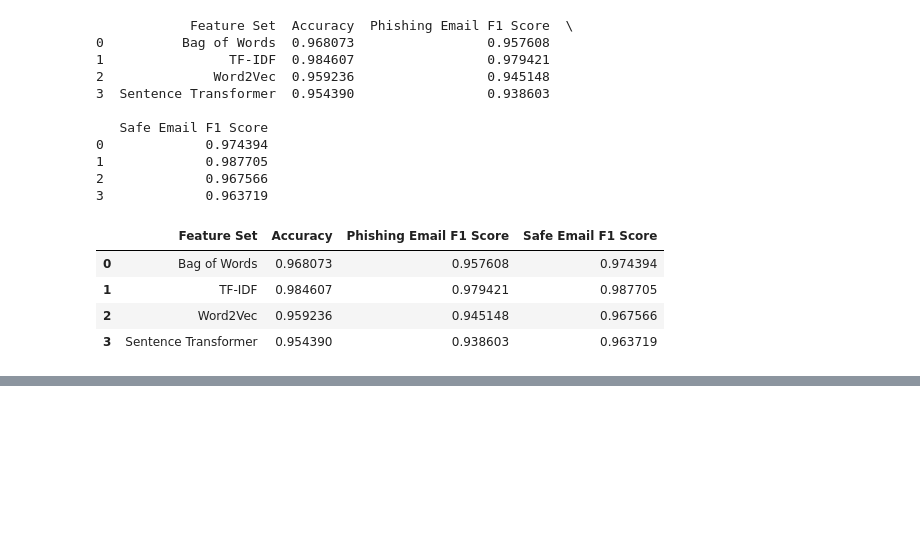
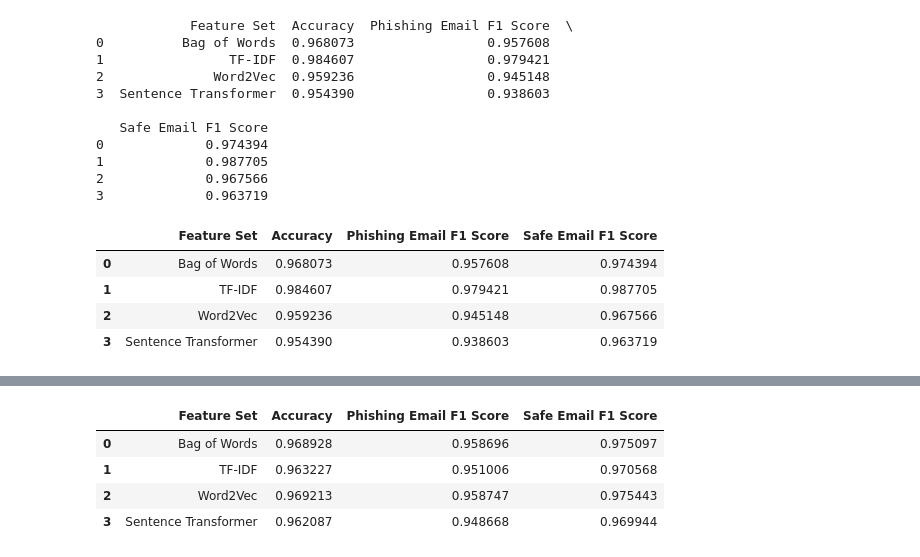
Before and after one commit to Geraldworks/Fraud-Email, a Jupyter notebook: main.ipynb, the cells around one changed output, grey strips where cells are left out. Drawn from its saved outputs; the diff is of its cells as text; code cells hidden in the pictures; blank space fills up the shorter version.

```diff
--- a/main.ipynb
+++ b/main.ipynb
@@ -457,0 +729,38 @@ results_df
+# %%
+from xgboost import XGBClassifier
+
+# Step 1: Collect results
+results = []
+
+# Step 2: Define a function to train XGBoost and evaluate
+def run_xgboost(X_train, X_test, y_train, y_test, feature_name):
+    xgb_model = XGBClassifier(eval_metric='mlogloss', random_state=1)
+    xgb_model.fit(X_train, y_train.values.ravel())
+    y_pred = xgb_model.predict(X_test)
+
+    accuracy = accuracy_score(y_test, y_pred)
+    report = classification_report(y_test, y_pred, output_dict=True)
+    return accuracy, report['1']['f1-score'], report['0']['f1-score']  # Adjust 'Phishing Email'/'Safe Email' according to your labels
+
+# Run XGBoost for each feature set
+feature_sets = {
+    "Bag of Words": (X_train_bow, X_test_bow),
+    "TF-IDF": (X_train_tfidf, X_test_tfidf),
+    "Word2Vec": (X_train_word2vec, X_test_word2vec),
+    "Sentence Transformer": (train_embeddings, test_embeddings)
+}
+
+for feature_name, (X_train_feature, X_test_feature) in feature_sets.items():
+    accuracy, phishing_f1, safe_f1 = run_xgboost(X_train_feature, X_test_feature, y_train, y_test, feature_name)
+    results.append({
+        "Feature Set": feature_name,
+        "Accuracy": accuracy,
+        "Phishing Email F1 Score": phishing_f1,
+        "Safe Email F1 Score": safe_f1
+    })
+
+# Step 3: Create a DataFrame to represent the results
+results_df = pd.DataFrame(results)
+
+# Step 4: Display the results
+print(results_df)
@@ -457,0 +779,8 @@ results_df
+# %%
+results_df
+# %% [output]
+|  | Feature Set | Accuracy | Phishing Email F1 Score | Safe Email F1 Score |
+| 0 | Bag of Words | 0.968928 | 0.958696 | 0.975097 |
+| 1 | TF-IDF | 0.963227 | 0.951006 | 0.970568 |
+| 2 | Word2Vec | 0.969213 | 0.958747 | 0.975443 |
+| 3 | Sentence Transformer | 0.962087 | 0.948668 | 0.969944 |
```
Also changed, not shown: parts of 31 cells of this notebook.
